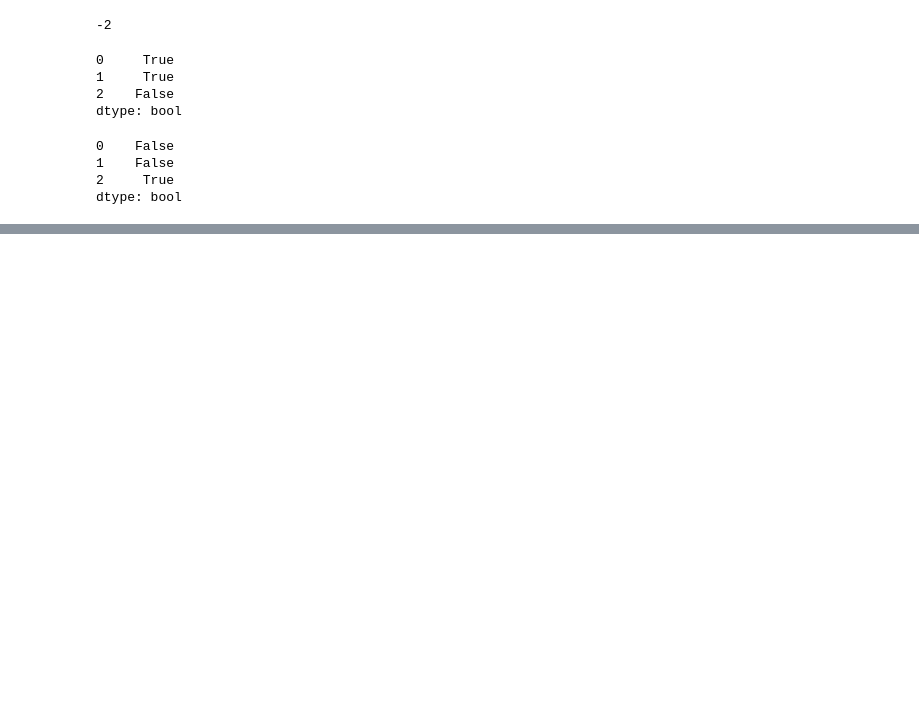
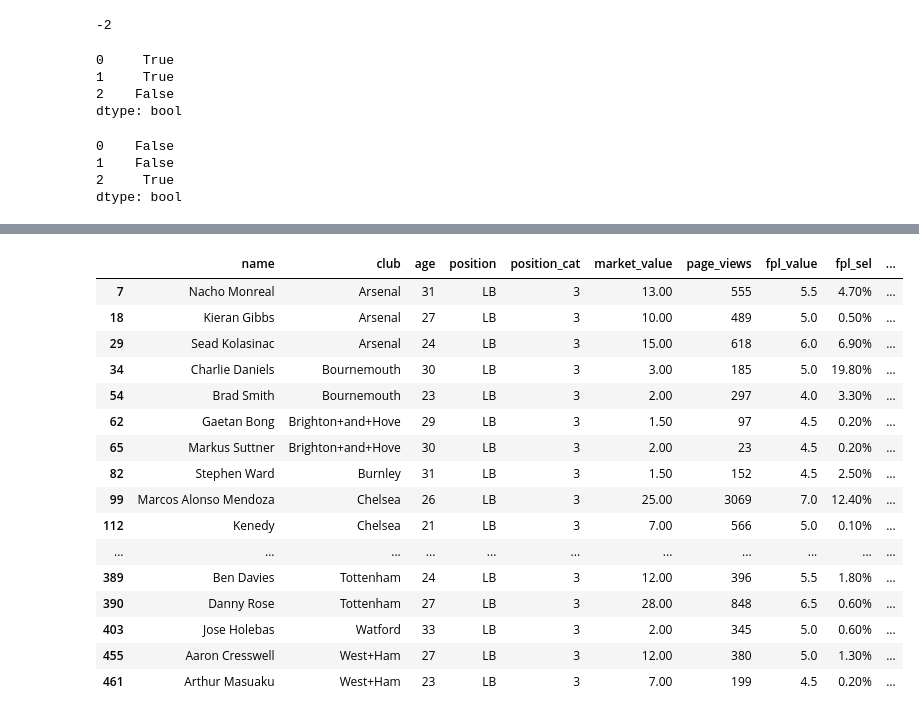
Before and after one commit to momchilantonov/ultimate_pandas_bootcamp, a Jupyter notebook: lectures/DataFrames in Depth.ipynb, the cells around one changed output, grey strips where cells are left out. Drawn from its saved outputs; the diff is of its cells as text; code cells hidden in the pictures; blank space fills up the shorter version.

```diff
--- a/lectures/DataFrames in Depth.ipynb
+++ b/lectures/DataFrames in Depth.ipynb
@@ -442,0 +462,20 @@ dtype: bool
+# %%
+players_data[players_data.position == 'LB']
+# %% [output]
+|  | name | club | age | position | position_cat | market_value | page_views | fpl_value | fpl_sel | ... |
+| 7 | Nacho Monreal | Arsenal | 31 | LB | 3 | 13.00 | 555 | 5.5 | 4.70% | ... |
+| 18 | Kieran Gibbs | Arsenal | 27 | LB | 3 | 10.00 | 489 | 5.0 | 0.50% | ... |
+| 29 | Sead Kolasinac | Arsenal | 24 | LB | 3 | 15.00 | 618 | 6.0 | 6.90% | ... |
+| 34 | Charlie Daniels | Bournemouth | 30 | LB | 3 | 3.00 | 185 | 5.0 | 19.80% | ... |
+| 54 | Brad Smith | Bournemouth | 23 | LB | 3 | 2.00 | 297 | 4.0 | 3.30% | ... |
+| 62 | Gaetan Bong | Brighton+and+Hove | 29 | LB | 3 | 1.50 | 97 | 4.5 | 0.20% | ... |
+| 65 | Markus Suttner | Brighton+and+Hove | 30 | LB | 3 | 2.00 | 23 | 4.5 | 0.20% | ... |
+| 82 | Stephen Ward | Burnley | 31 | LB | 3 | 1.50 | 152 | 4.5 | 2.50% | ... |
+| 99 | Marcos Alonso Mendoza | Chelsea | 26 | LB | 3 | 25.00 | 3069 | 7.0 | 12.40% | ... |
+| 112 | Kenedy | Chelsea | 21 | LB | 3 | 7.00 | 566 | 5.0 | 0.10% | ... |
+| ... | ... | ... | ... | ... | ... | ... | ... | ... | ... | ... |
+| 389 | Ben Davies | Tottenham | 24 | LB | 3 | 12.00 | 396 | 5.5 | 1.80% | ... |
+| 390 | Danny Rose | Tottenham | 27 | LB | 3 | 28.00 | 848 | 6.5 | 0.60% | ... |
+| 403 | Jose Holebas | Watford | 33 | LB | 3 | 2.00 | 345 | 5.0 | 0.60% | ... |
+| 455 | Aaron Cresswell | West+Ham | 27 | LB | 3 | 12.00 | 380 | 5.0 | 1.30% | ... |
+| 461 | Arthur Masuaku | West+Ham | 23 | LB | 3 | 7.00 | 199 | 4.5 | 0.20% | ... |
```
Also changed, not shown: parts of 9 cells of this notebook.
